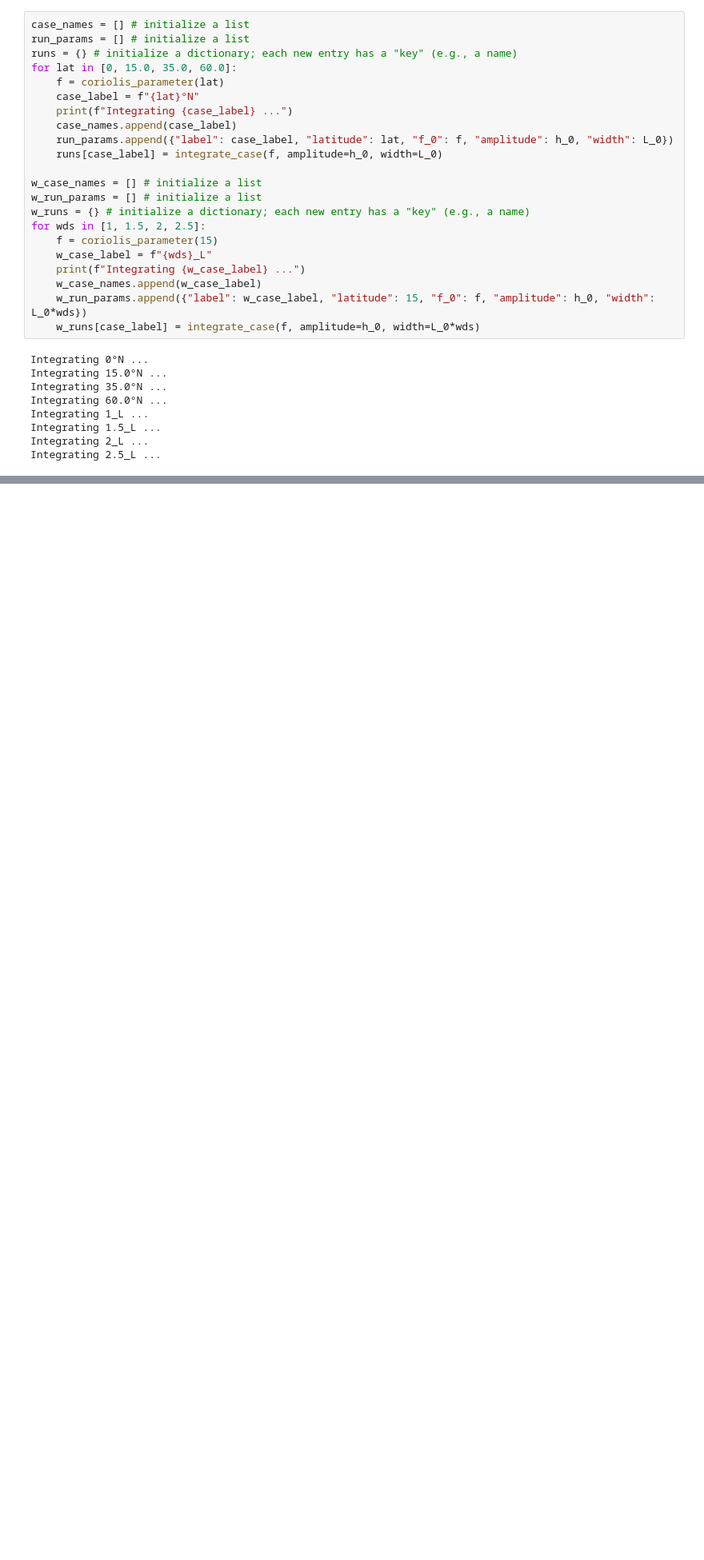
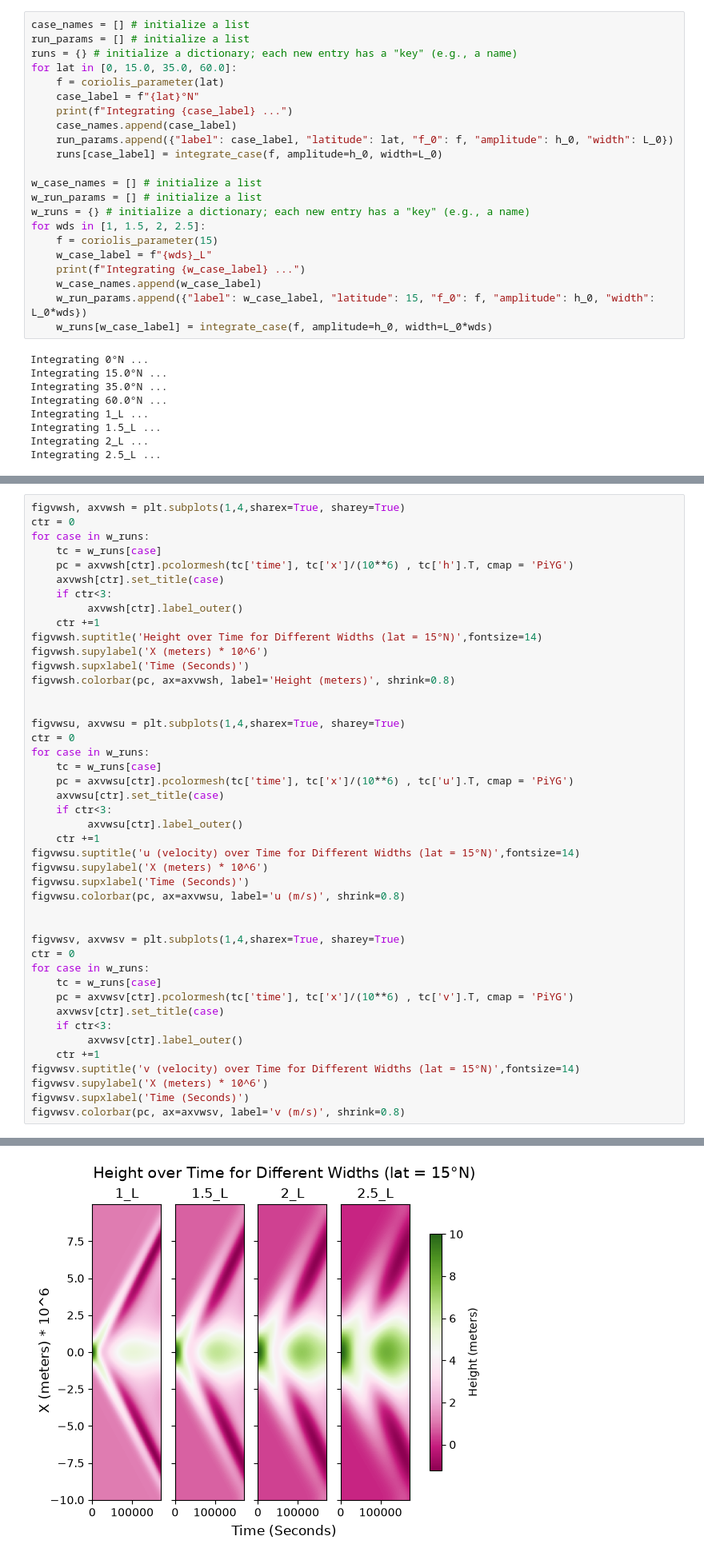
Before and after one commit to Ecox343/Cox_Fundis_Fall_26, a Jupyter notebook: lab2_geostrophic_adjustment.ipynb, the cells around one changed output, grey strips where cells are left out. Shown at 80% size. Cells and saved outputs as stored; diff of their text form; blank space fills up the shorter version.

```diff
--- a/lab2_geostrophic_adjustment.ipynb
+++ b/lab2_geostrophic_adjustment.ipynb
@@ -273,7 +273,7 @@ for wds in [1, 1.5, 2, 2.5]:
     print(f"Integrating {w_case_label} ...")
     w_case_names.append(w_case_label)
     w_run_params.append({"label": w_case_label, "latitude": 15, "f_0": f, "amplitude": h_0, "width": L_0*wds})
-    w_runs[case_label] = integrate_case(f, amplitude=h_0, width=L_0*wds)
+    w_runs[w_case_label] = integrate_case(f, amplitude=h_0, width=L_0*wds)
 # %% [output]
 Integrating 0°N ...
 Integrating 15.0°N ...
@@ -340,0 +348,45 @@ Here are some example plot ideas, which may be helpful.
+# %%
+figvwsh, axvwsh = plt.subplots(1,4,sharex=True, sharey=True)
+ctr = 0
+for case in w_runs:
+    tc = w_runs[case]
+    pc = axvwsh[ctr].pcolormesh(tc['time'], tc['x']/(10**6) , tc['h'].T, cmap = 'PiYG')
+    axvwsh[ctr].set_title(case)
+    if ctr<3:
+         axvwsh[ctr].label_outer()
+    ctr +=1
+figvwsh.suptitle('Height over Time for Different Widths (lat = 15°N)',fontsize=14)
+figvwsh.supylabel('X (meters) * 10^6')
+figvwsh.supxlabel('Time (Seconds)')
+figvwsh.colorbar(pc, ax=axvwsh, label='Height (meters)', shrink=0.8)
+
+
+figvwsu, axvwsu = plt.subplots(1,4,sharex=True, sharey=True)
+ctr = 0
+for case in w_runs:
+    tc = w_runs[case]
+    pc = axvwsu[ctr].pcolormesh(tc['time'], tc['x']/(10**6) , tc['u'].T, cmap = 'PiYG')
+    axvwsu[ctr].set_title(case)
+    if ctr<3:
+         axvwsu[ctr].label_outer()
+    ctr +=1
+figvwsu.suptitle('u (velocity) over Time for Different Widths (lat = 15°N)',fontsize=14)
+figvwsu.supylabel('X (meters) * 10^6')
+figvwsu.supxlabel('Time (Seconds)')
+figvwsu.colorbar(pc, ax=axvwsu, label='u (m/s)', shrink=0.8)
+
+
+figvwsv, axvwsv = plt.subplots(1,4,sharex=True, sharey=True)
+ctr = 0
+for case in w_runs:
+    tc = w_runs[case]
+    pc = axvwsv[ctr].pcolormesh(tc['time'], tc['x']/(10**6) , tc['v'].T, cmap = 'PiYG')
+    axvwsv[ctr].set_title(case)
+    if ctr<3:
+         axvwsv[ctr].label_outer()
+    ctr +=1
+figvwsv.suptitle('v (velocity) over Time for Different Widths (lat = 15°N)',fontsize=14)
+figvwsv.supylabel('X (meters) * 10^6')
+figvwsv.supxlabel('Time (Seconds)')
+figvwsv.colorbar(pc, ax=axvwsv, label='v (m/s)', shrink=0.8)
+# %% [output]
@@ -340,0 +394 @@ Here are some example plot ideas, which may be helpful.
+[figure, added]
```
Also changed, not shown: parts of 5 cells of this notebook.
